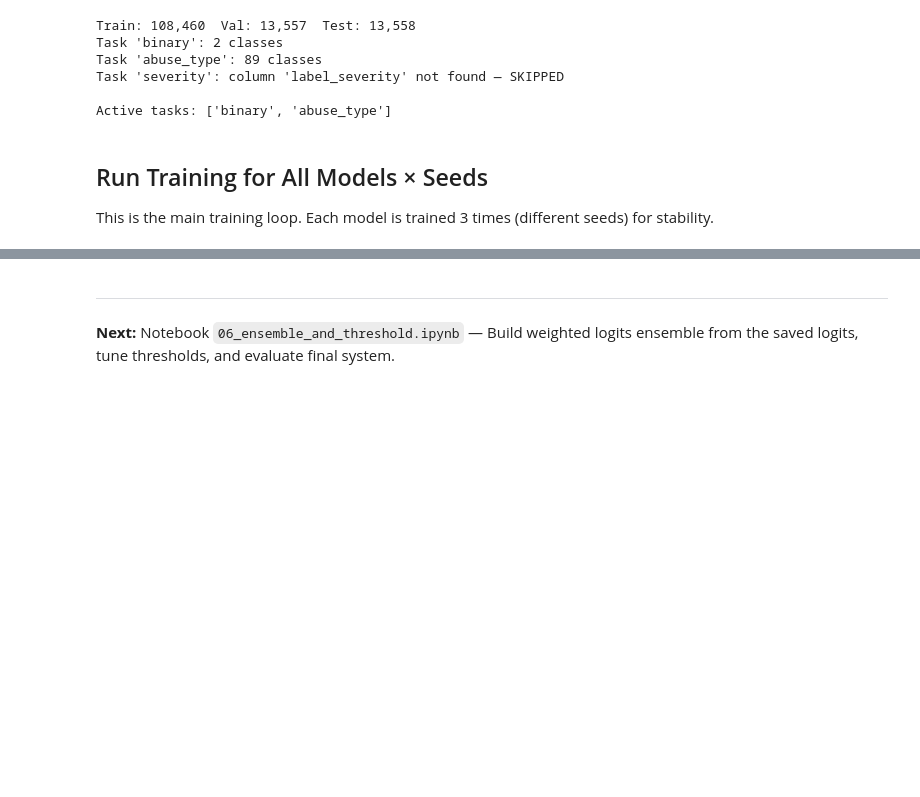
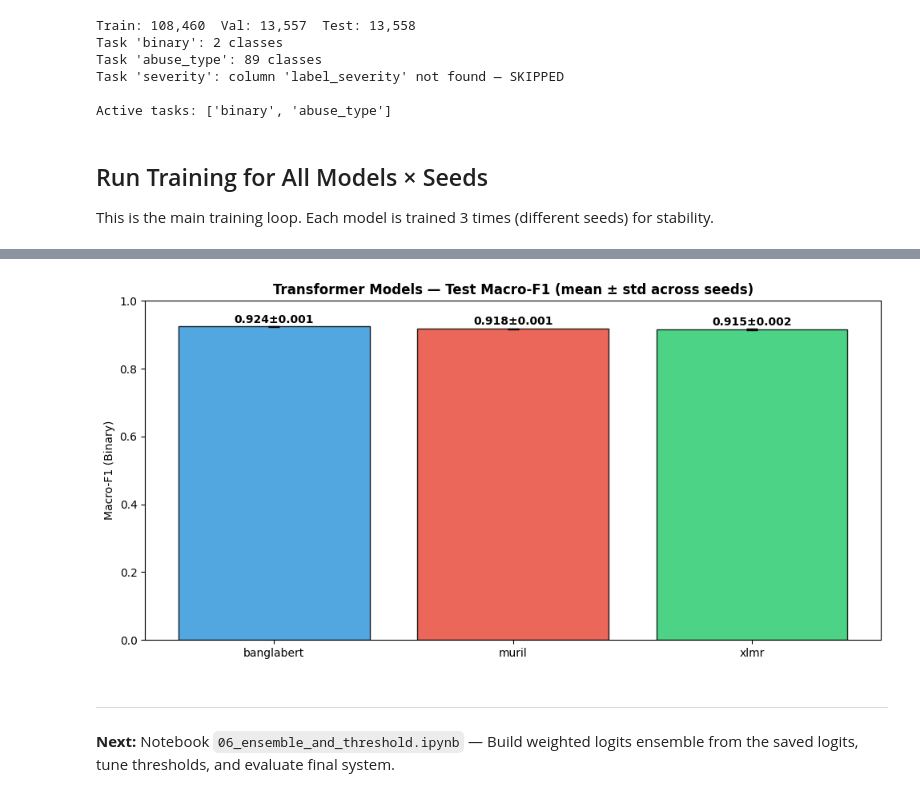
Before and after one commit to Sefayet-Alam/CyberBully_Detection_Paper, a Jupyter notebook: notebooks/05_transformer_finetuning.ipynb, the cells around one changed output, grey strips where cells are left out. Cells and saved outputs as stored; diff of their text form; code cells hidden in the pictures; blank space fills up the shorter version.

```diff
--- a/notebooks/05_transformer_finetuning.ipynb
+++ b/notebooks/05_transformer_finetuning.ipynb
@@ -329,12 +328,16 @@ def train_and_evaluate(
         num_classes = task_cfg["num_classes"]
 
         # Count training samples per class
-        class_counts = train_df[col].map(enc).value_counts().sort_index()
+        # NOTE: map(enc) may yield float64 index if NaN values are present.
+        # Cast to int explicitly to avoid IndexError on numpy array indexing.
+        mapped = train_df[col].map(enc).dropna().astype(int)
+        class_counts = mapped.value_counts().sort_index()
 
         # Build weight array of length num_classes (default 1.0)
         weights = np.ones(num_classes, dtype=np.float32)
         for class_idx, count in class_counts.items():
-            if count > 0:
+            class_idx = int(class_idx)  # ensure pure Python int
+            if 0 <= class_idx < num_classes and count > 0:
                 weights[class_idx] = 1.0 / count
         # Normalize so that mean weight = 1.0
         weights = weights / weights.sum() * num_classes
@@ -358,7 +361,7 @@ def train_and_evaluate(
     scheduler = get_linear_schedule_with_warmup(optimizer, warmup_steps, total_steps)
 
     # FP16 scaler (correct)
-    scaler = torch.cuda.amp.GradScaler() if config["use_fp16"] else None
+    scaler = torch.amp.GradScaler('cuda') if config["use_fp16"] else None
 
     # ── Training loop ──────────────────────────────────────────────────────
     best_val_f1 = 0
@@ -376,7 +379,7 @@ def train_and_evaluate(
 
             optimizer.zero_grad()
 
-            with torch.autocast(device_type='cuda', enabled=config["use_fp16"]):
+            with torch.autocast(device_type=device.type, enabled=config["use_fp16"] and device.type == 'cuda'):
                 logits = model(
                     input_ids=batch["input_ids"],
                     attention_mask=batch["attention_mask"],
@@ -435,7 +438,7 @@ def train_and_evaluate(
             break
 
     # ── Test evaluation ─────────────────────────────────────────────────────
-    model.load_state_dict(torch.load(f"{save_dir}/best_model.pt", map_location=device))
+    model.load_state_dict(torch.load(f"{save_dir}/best_model.pt", map_location=device, weights_only=True))
     test_metrics = evaluate_tasks(model, test_loader, active_tasks, label_encoders)
 
     # Save results
@@ -686,26 +652,34 @@ else:
 # %%
-# ── Visualization ──────────────────────────────────────────────────────────
-if len(summary_df) > 0 and "binary_macro_f1" in summary_df.columns:
+# ── Visualization (standalone cell — safe even if training failed) ─────────
+if 'all_results' not in dir() or len(all_results) == 0:
+    print("⚠️ No results available. Run the training cell first.")
+elif 'summary_df' not in dir():
+    print("⚠️ summary_df not found. Re-run the results cell above.")
+elif len(summary_df) > 0 and "binary_macro_f1" in summary_df.columns:
     fig, ax = plt.subplots(figsize=(10, 5))
     models = summary_df["model"].unique()
     x = np.arange(len(models))
 
     means = [summary_df[summary_df["model"]==m]["binary_macro_f1"].mean() for m in models]
     stds  = [summary_df[summary_df["model"]==m]["binary_macro_f1"].std() for m in models]
 
     bars = ax.bar(x, means, yerr=stds, capsize=5, color=["#3498db", "#e74c3c", "#2ecc71"][:len(models)],
                   edgecolor="black", alpha=0.85)
     ax.set_xticks(x)
     ax.set_xticklabels(models)
     ax.set_ylabel("Macro-F1 (Binary)")
     ax.set_title("Transformer Models — Test Macro-F1 (mean ± std across seeds)", fontweight="bold")
     ax.set_ylim(0, 1.0)
     for bar, m, s in zip(bars, means, stds):
         ax.text(bar.get_x() + bar.get_width()/2, bar.get_height() + s + 0.01,
                 f"{m:.3f}±{s:.3f}", ha="center", fontsize=10, fontweight="bold")
     plt.tight_layout()
     plt.savefig("../outputs/models/transformer_comparison.png", dpi=150, bbox_inches="tight")
     plt.show()
+else:
+    print("⚠️ 'binary_macro_f1' not found in results – skipping plot.")
+# %% [output]
+[figure, added]
 # %% [markdown]
 ---
 **Next:** Notebook `06_ensemble_and_threshold.ipynb` — Build weighted logits ensemble from the saved logits, tune thresholds, and evaluate final system.
```
Also changed, not shown: parts of 5 cells of this notebook, 30 other files.
